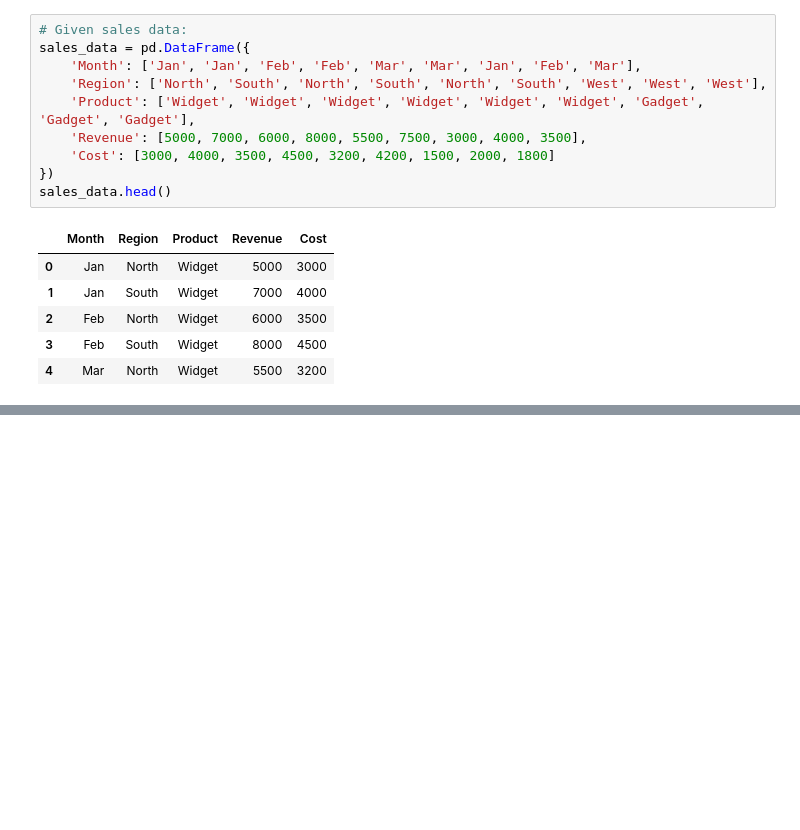
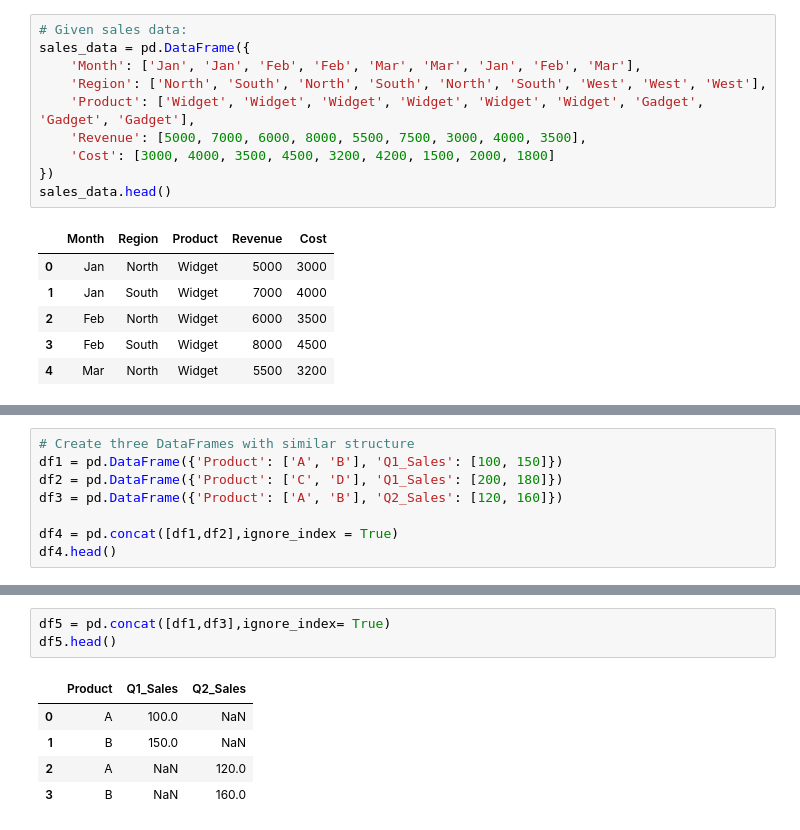
Before and after one commit to KEN-DATALABS/PROJECT-LIST, a Jupyter notebook: OneDrive/Documents/List Project/Project3.ipynb, the cells around one changed output, grey strips where cells are left out. Saved outputs shown, nothing was run; the diff lists cells and outputs as text; blank space fills up the shorter version.

```diff
--- a/OneDrive/Documents/List Project/Project3.ipynb
+++ b/OneDrive/Documents/List Project/Project3.ipynb
@@ -656,0 +696,8 @@ sales_data.head()
+# %%
+# Create three DataFrames with similar structure
+df1 = pd.DataFrame({'Product': ['A', 'B'], 'Q1_Sales': [100, 150]})
+df2 = pd.DataFrame({'Product': ['C', 'D'], 'Q1_Sales': [200, 180]})
+df3 = pd.DataFrame({'Product': ['A', 'B'], 'Q2_Sales': [120, 160]})
+
+df4 = pd.concat([df1,df2],ignore_index = True)
+df4.head()
@@ -656,0 +710,9 @@ sales_data.head()
+# %%
+df5 = pd.concat([df1,df3],ignore_index= True)
+df5.head()
+# %% [output]
+|  | Product | Q1_Sales | Q2_Sales |
+| 0 | A | 100.0 | NaN |
+| 1 | B | 150.0 | NaN |
+| 2 | A | NaN | 120.0 |
+| 3 | B | NaN | 160.0 |
```
Also changed, not shown: parts of 7 cells of this notebook.
